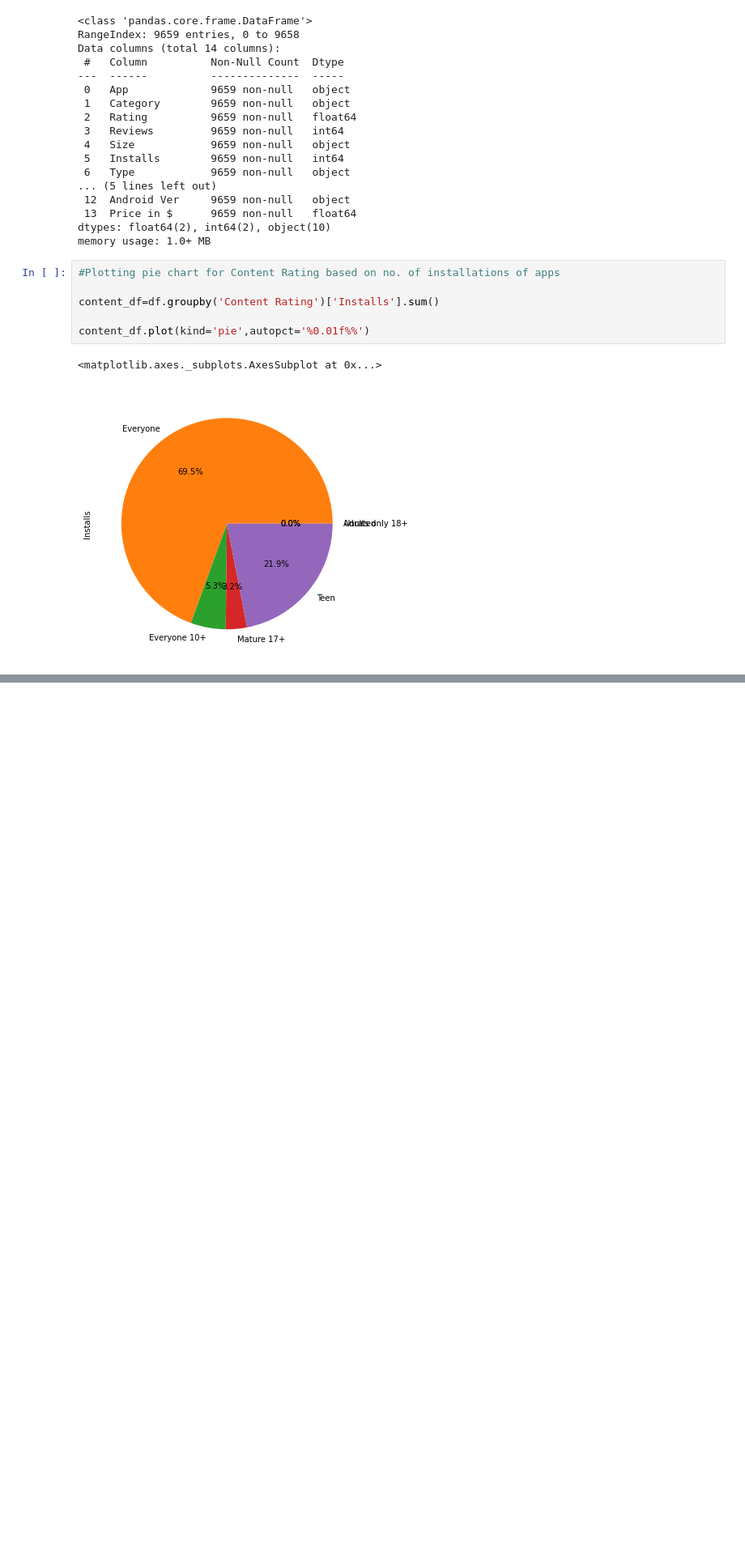
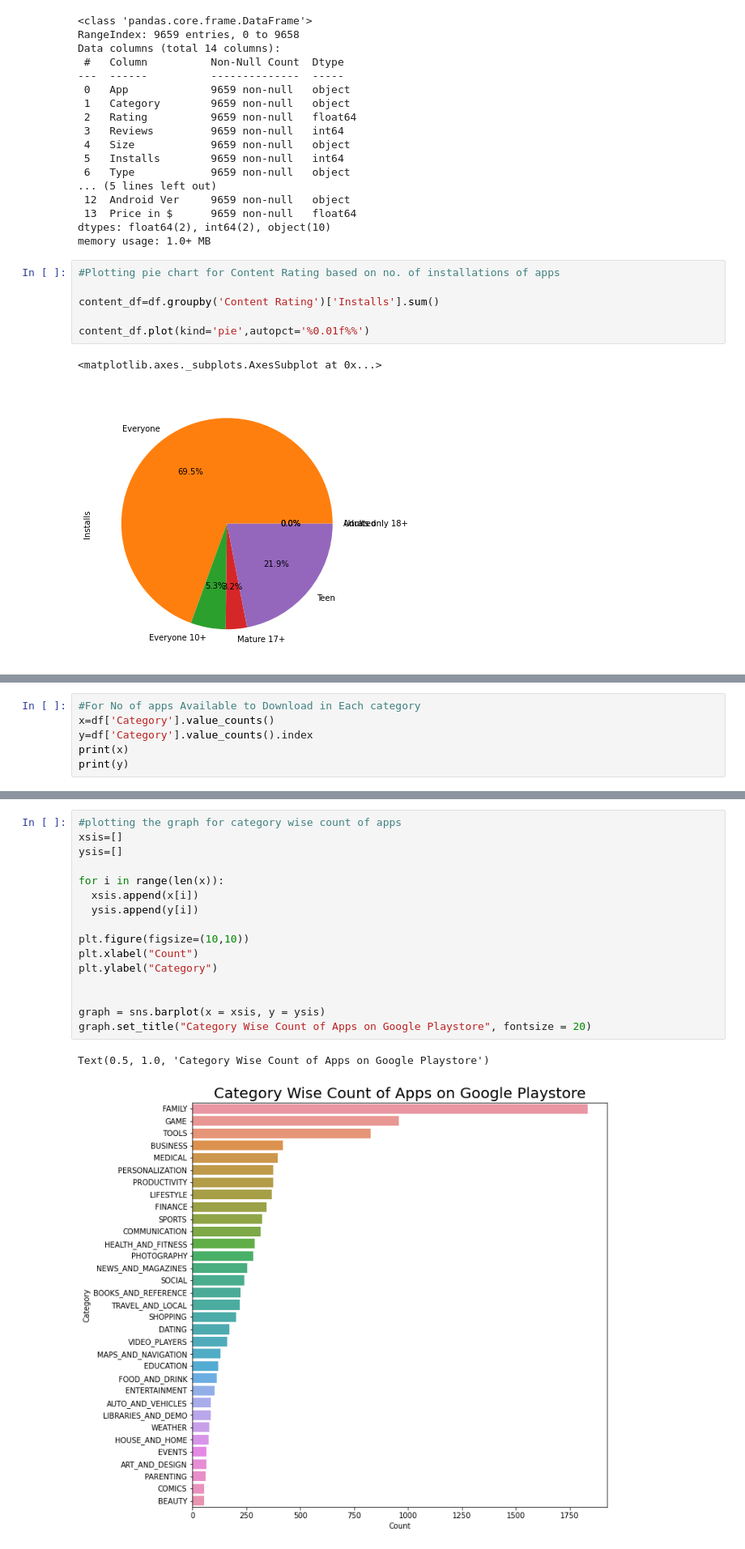
Before and after one commit to pranjaljha25/play_store_data_analysi-EDA-, a Jupyter notebook: Play_Store_App_Review_Analysis_Capstone_Project.ipynb, the cells around one changed output, grey strips where cells are left out. Shown at 81% size. Cells and saved outputs as stored; diff of their text form; blank space fills up the shorter version.

```diff
--- a/Play_Store_App_Review_Analysis_Capstone_Project.ipynb
+++ b/Play_Store_App_Review_Analysis_Capstone_Project.ipynb
@@ -716,0 +723,6 @@ From the above Heatmap it can be concluded that sentiment subjectivity is not al
+# %%
+#For No of apps Available to Download in Each category
+x=df['Category'].value_counts()
+y=df['Category'].value_counts().index
+print(x)
+print(y)
@@ -716,0 +747,19 @@ From the above Heatmap it can be concluded that sentiment subjectivity is not al
+# %%
+#plotting the graph for category wise count of apps
+xsis=[]
+ysis=[]
+
+for i in range(len(x)):
+  xsis.append(x[i])
+  ysis.append(y[i])
+
+plt.figure(figsize=(10,10))
+plt.xlabel("Count")
+plt.ylabel("Category")
+
+
+graph = sns.barplot(x = xsis, y = ysis)
+graph.set_title("Category Wise Count of Apps on Google Playstore", fontsize = 20)
+# %% [output]
+Text(0.5, 1.0, 'Category Wise Count of Apps on Google Playstore')
+[figure, added]
```
Also changed, not shown: parts of 7 cells of this notebook.
